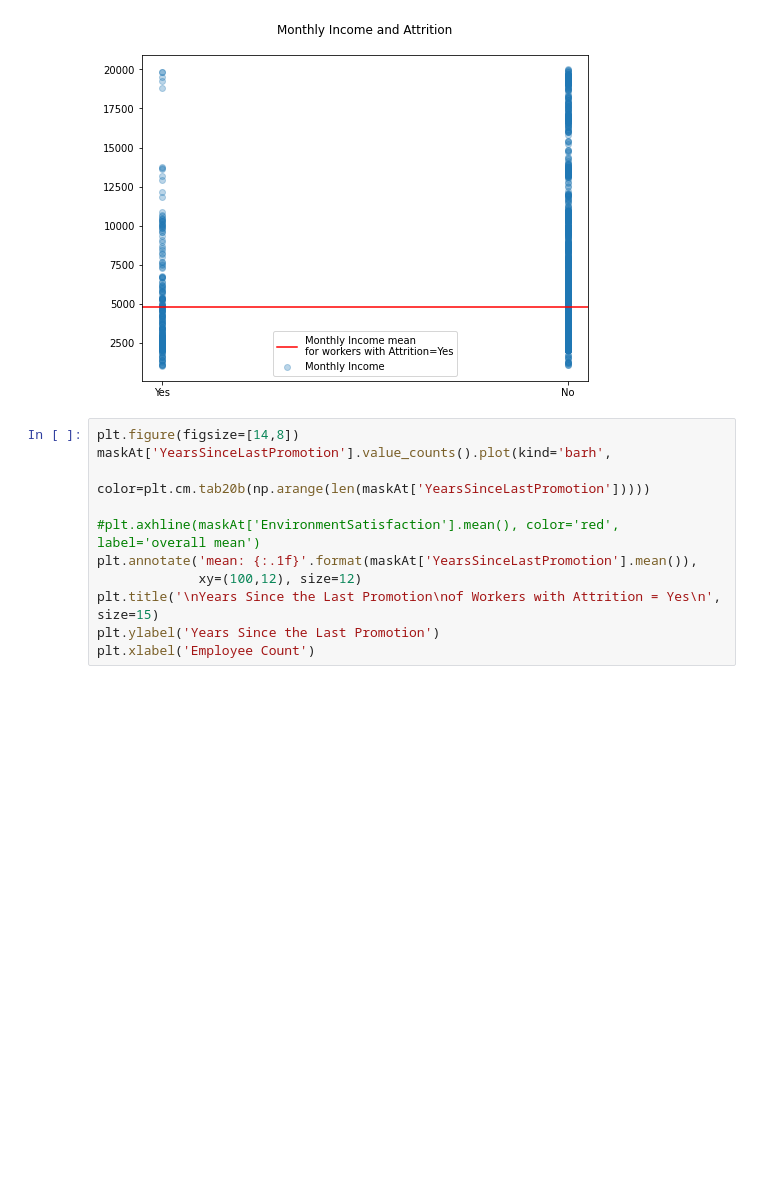
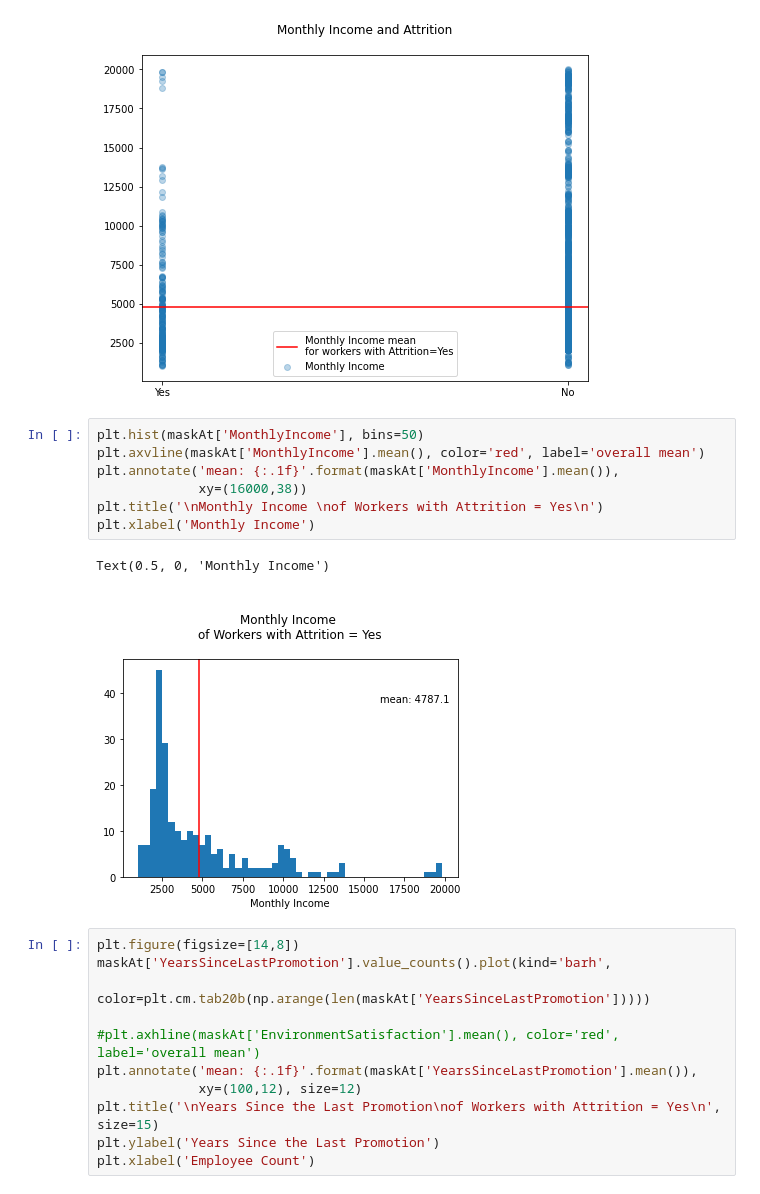
Before and after one commit to gabrielalastra/HR_Analysis, a Jupyter notebook: lookingforPatterns_plus_DecisionTree.ipynb, the cells around one changed output. Saved outputs shown, nothing was run; the diff lists cells and outputs as text; blank space fills up the shorter version.

Commit message:
plots and DTree

```diff
--- a/lookingforPatterns_plus_DecisionTree.ipynb
+++ b/lookingforPatterns_plus_DecisionTree.ipynb
@@ -167,6 +167,16 @@ plt.title('Monthly Income and Attrition\n')
 plt.show()
 # %% [output]
 [figure]
+# %%
+plt.hist(maskAt['MonthlyIncome'], bins=50)
+plt.axvline(maskAt['MonthlyIncome'].mean(), color='red', label='overall mean')
+plt.annotate('mean: {:.1f}'.format(maskAt['MonthlyIncome'].mean()),
+             xy=(16000,38))
+plt.title('\nMonthly Income \nof Workers with Attrition = Yes\n')
+plt.xlabel('Monthly Income')
+# %% [output]
+Text(0.5, 0, 'Monthly Income')
+[figure, added]
 # %%
 plt.figure(figsize=[14,8])
 maskAt['YearsSinceLastPromotion'].value_counts().plot(kind='barh',
```
Also changed, not shown: parts of 1 cell of this notebook.
